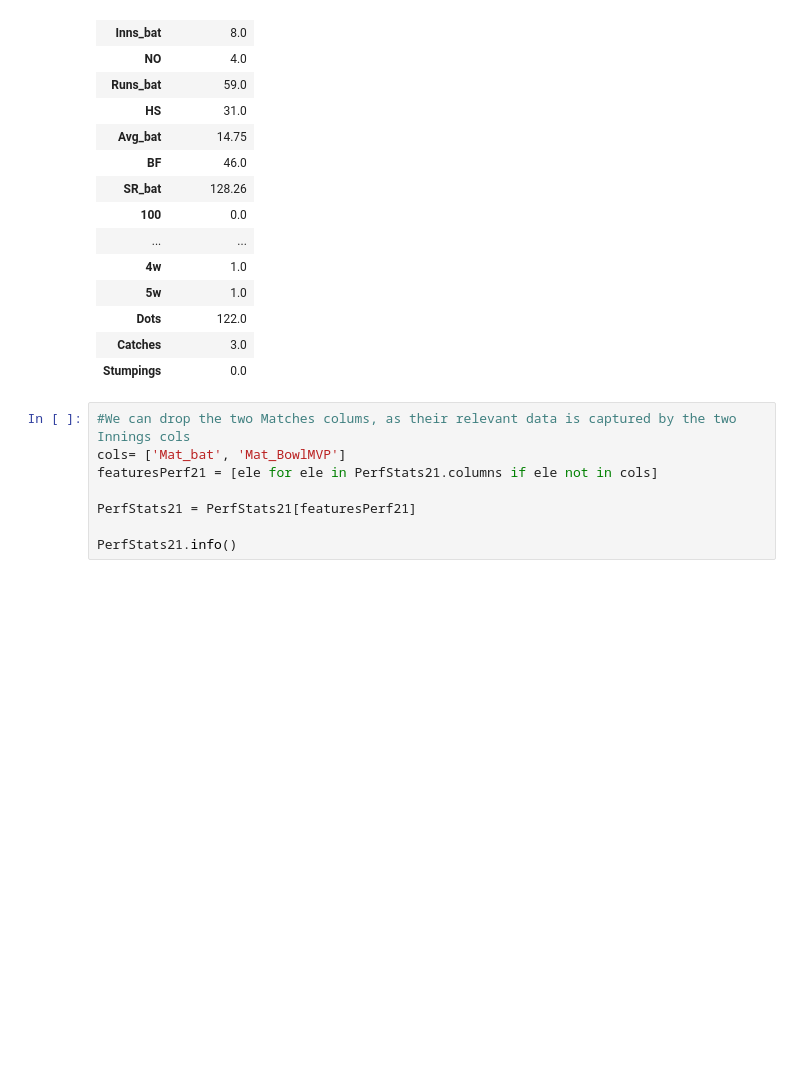
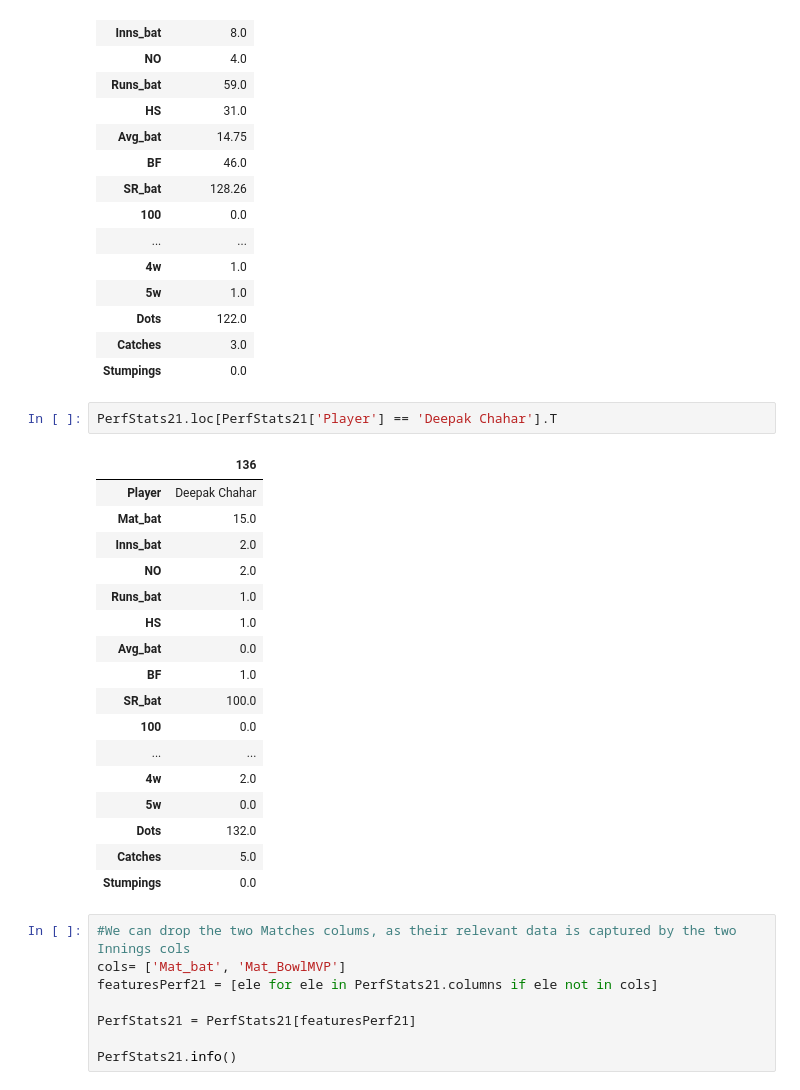
Before and after one commit to JonnyPearce/SpringboardCapstone2, a Jupyter notebook: Notebooks/Capstone2_CricketProject_Data_Wrangling_Jan 2023.ipynb, the cells around one changed output. Drawn from its saved outputs; the diff is of its cells as text; blank space fills up the shorter version.

```diff
--- a/Notebooks/Capstone2_CricketProject_Data_Wrangling_Jan 2023.ipynb
+++ b/Notebooks/Capstone2_CricketProject_Data_Wrangling_Jan 2023.ipynb
@@ -1548,6 +1564,26 @@ PerfStats21.loc[PerfStats21['Player'] == 'Harshal Patel'].T
 | Dots | 122.0 |
 | Catches | 3.0 |
 | Stumpings | 0.0 |
+# %%
+PerfStats21.loc[PerfStats21['Player'] == 'Deepak Chahar'].T
+# %% [output]
+|  | 136 |
+| Player | Deepak Chahar |
+| Mat_bat | 15.0 |
+| Inns_bat | 2.0 |
+| NO | 2.0 |
+| Runs_bat | 1.0 |
+| HS | 1.0 |
+| Avg_bat | 0.0 |
+| BF | 1.0 |
+| SR_bat | 100.0 |
+| 100 | 0.0 |
+| ... | ... |
+| 4w | 2.0 |
+| 5w | 0.0 |
+| Dots | 132.0 |
+| Catches | 5.0 |
+| Stumpings | 0.0 |
 # %%
 #We can drop the two Matches colums, as their relevant data is captured by the two Innings cols
 cols= ['Mat_bat', 'Mat_BowlMVP']
```
Also changed, not shown: parts of 16 cells of this notebook.
